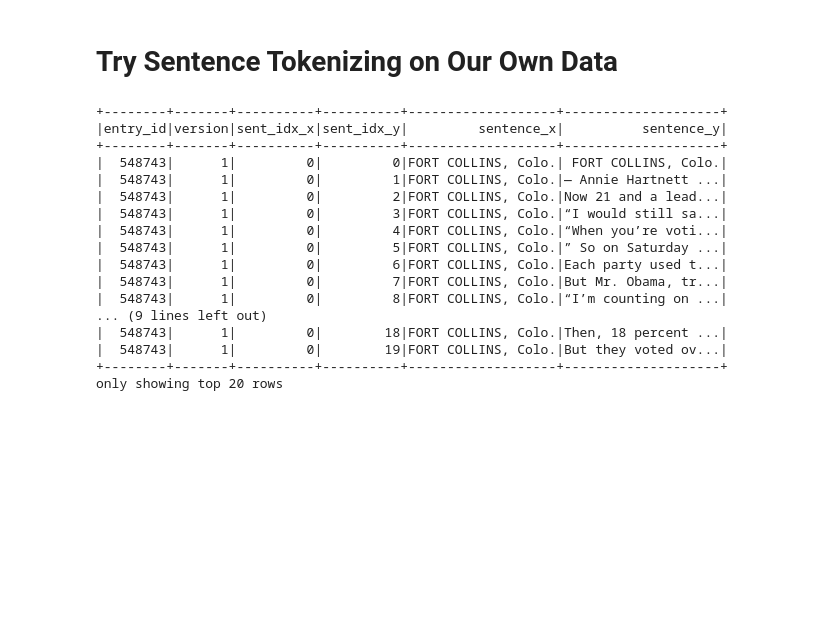
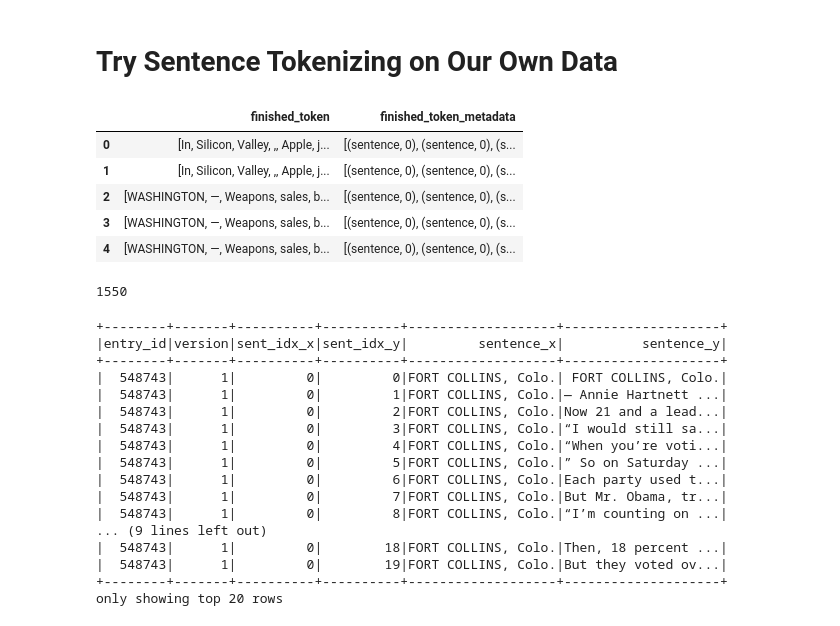
Before and after one commit to alex2awesome/edit-pathways, a Jupyter notebook: notebooks/2021-04-11_spark-nlp.ipynb, the cells around one changed output. Cells and saved outputs as stored; diff of their text form; code cells hidden in the pictures; blank space fills up the shorter version.

```diff
--- a/notebooks/2021-04-11_spark-nlp.ipynb
+++ b/notebooks/2021-04-11_spark-nlp.ipynb
@@ -77,2 +122,17 @@ sd_pipeline = PipelineModel(stages=[documenter, sentencer, finisher])
 # %%
-annotations_df = sd_pipeline.transform(sdf)
+annotations_df = sd_pipeline.fit(sdf).transform(sdf)
+# %%
+annot_dfp = annotations_df.toPandas()
+# %%
+annot_dfp[['finished_token', 'finished_token_metadata']]
+# %% [output]
+|  | finished_token | finished_token_metadata |
+| 0 | [In, Silicon, Valley, ,, Apple, j... | [(sentence, 0), (sentence, 0), (s... |
+| 1 | [In, Silicon, Valley, ,, Apple, j... | [(sentence, 0), (sentence, 0), (s... |
+| 2 | [WASHINGTON, —, Weapons, sales, b... | [(sentence, 0), (sentence, 0), (s... |
+| 3 | [WASHINGTON, —, Weapons, sales, b... | [(sentence, 0), (sentence, 0), (s... |
+| 4 | [WASHINGTON, —, Weapons, sales, b... | [(sentence, 0), (sentence, 0), (s... |
+# %%
+annot_dfp['finished_token_metadata'][0]
+# %% [output]
+1550
```
Also changed, not shown: parts of 9 cells of this notebook.
